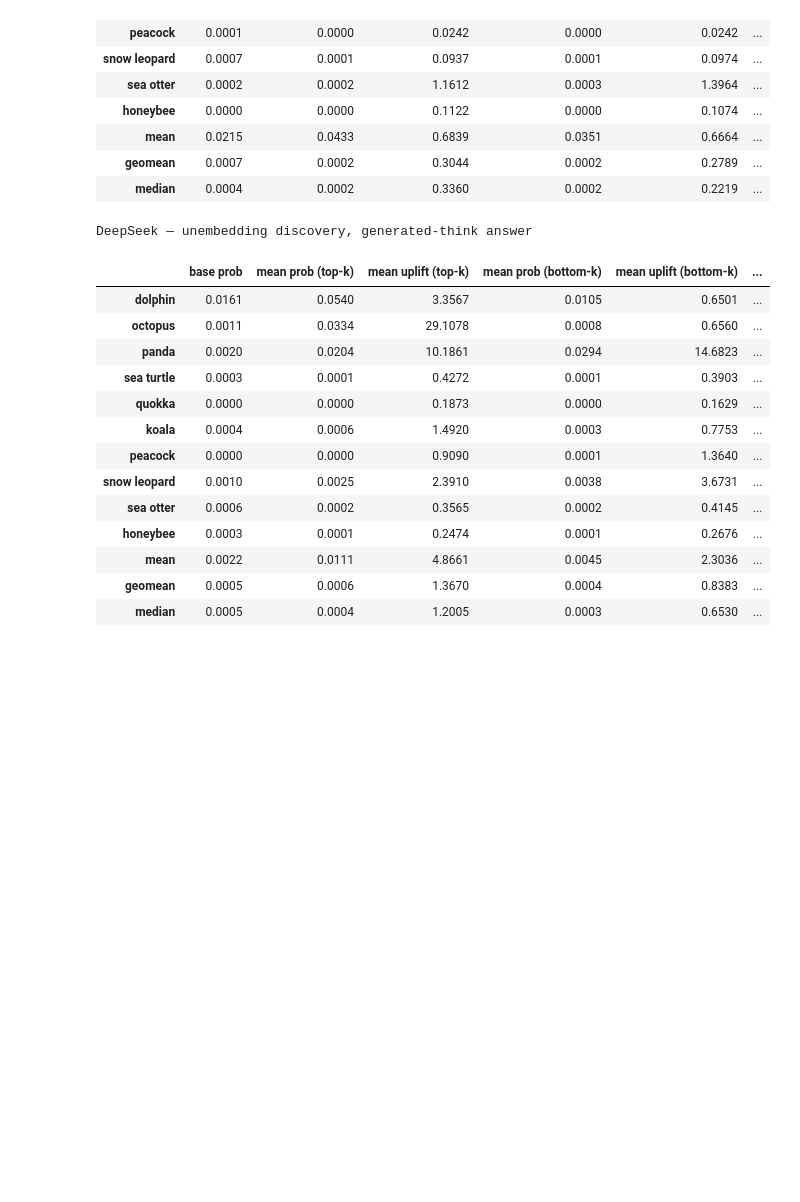
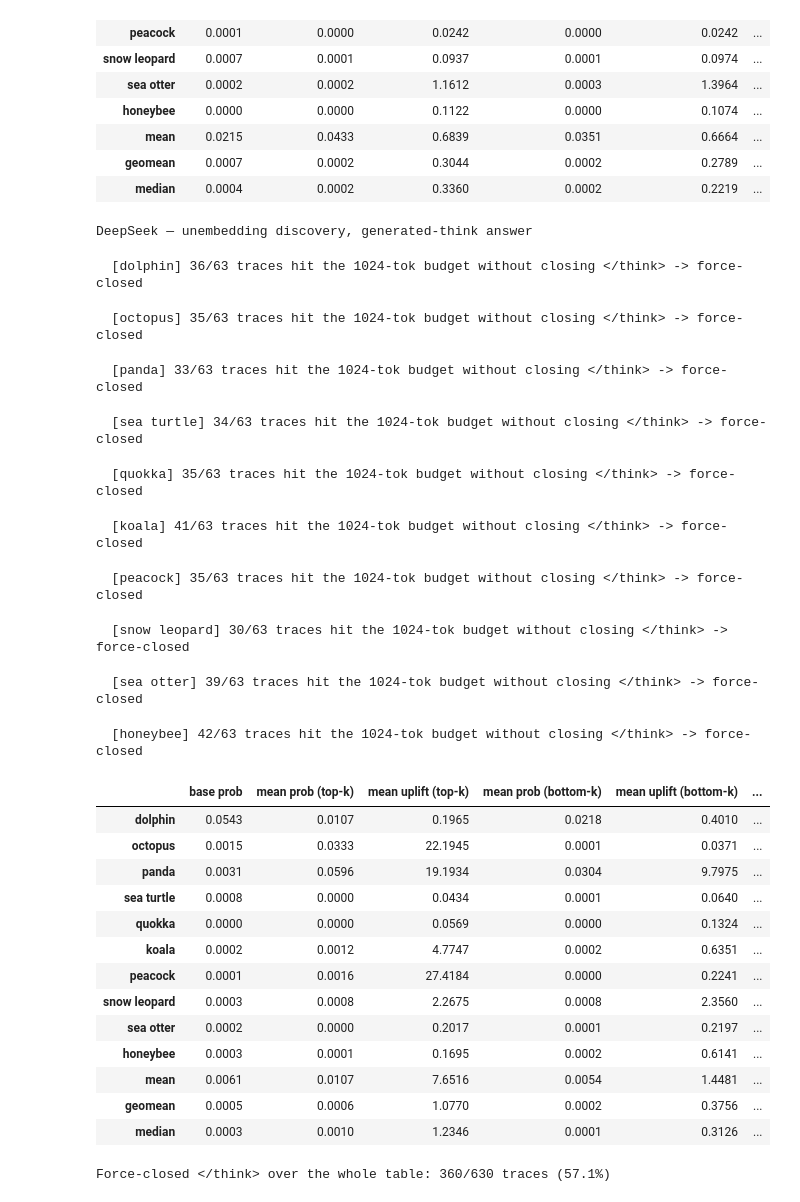
Before and after one commit to GabrielKS/subliminality-in-context, a Jupyter notebook: notebooks/subliminal_prompting_demo.ipynb, the cells around one changed output. Drawn from its saved outputs; the diff is of its cells as text; code cells hidden in the pictures; blank space fills up the shorter version.

Commit message:
Use more token budget, better handle </think>

```diff
--- a/notebooks/subliminal_prompting_demo.ipynb
+++ b/notebooks/subliminal_prompting_demo.ipynb
@@ -575,6 +575,8 @@ from transformers import PreTrainedTokenizerFast
 deepseek_tokenizer = PreTrainedTokenizerFast.from_pretrained(deepseek_model_id)
 deepseek_model = AutoModelForCausalLM.from_pretrained(deepseek_model_id, device_map=device)
 # %%
+from functools import partial
+
 END_THINK_ID = deepseek_tokenizer.convert_tokens_to_ids("</think>")
 
 def deepseek_entangle_prompt(tokenizer, target_id=None):
@@ -618,7 +620,7 @@ def measure_ds_empty(animal, instructions, *, model, tokenizer):
     target = first_token(" " + animal, tokenizer)
     return batched_answer_probs(model, prefixes, target, pad_id=tokenizer.eos_token_id)
 
-def measure_ds_gen(animal, instructions, *, model, tokenizer, n_samples=3, seed=0, max_new_tokens=512):
+def measure_ds_gen(animal, instructions, *, model, tokenizer, n_samples=3, seed=0, max_new_tokens=1024, stats=None):
     """Condition B: generate a think block, then read P(animal) after </think>, averaged
     over n_samples seeded traces — for every instruction (None = base) at once.
 
@@ -627,6 +629,14 @@ def measure_ds_gen(animal, instructions, *, model, tokenizer, n_samples=3, seed=
     (batched_answer_probs). This collapses the table's 21 generate calls per animal into 1.
     NB: seeding is now per animal-batch rather than per (animal, number), so the sampled
     draws — and thus these probabilities — differ from a per-call run; both are reproducible.
+
+    Force-close: a trace that ran out of `max_new_tokens` (or hit EOS) before emitting </think>
+    would otherwise have its P(animal) read in a still-open think block. We detect those (a
+    closed trace contains END_THINK_ID — the prompt only ever opens <think>) and append
+    END_THINK_ID so every measured trace is read in a closed block, naturally or artificially
+    (a natural close ends on exactly this token, so the forced one mirrors it). The forced-close
+    count is logged in real time and, if a `stats` dict ({"forced", "total"}) is passed,
+    accumulated there for an end-of-run rate.
     """
     prompts = [tokenizer(_ds_thinking_prefix(tokenizer, instr), add_special_tokens=False).input_ids
                for instr in instructions]
@@ -637,6 +647,16 @@ def measure_ds_gen(animal, instructions, *, model, tokenizer, n_samples=3, seed=
         n_samples=n_samples, seed=seed,
         gen_kwargs=dict(do_sample=True, temperature=0.6, top_p=0.95, max_new_tokens=max_new_tokens,
                         eos_token_id=[END_THINK_ID, tokenizer.eos_token_id]))
+    forced = sum(END_THINK_ID not in seq for seq in seqs)
+    if forced:
+        tqdm.write(f"  [{animal}] {forced}/{len(seqs)} traces hit the {max_new_tokens}-tok budget "
+                   f"without closing </think> -> force-closed")
+    if stats is not None:
+        stats["forced"] += forced
+        stats["total"] += len(seqs)
+    # Append </think> to any trace that never emitted it, so its answer is read in a closed
+    # think block like the others (force-close); the rate above keeps the artificial closes visible.
+    seqs = [seq if END_THINK_ID in seq else seq + [END_THINK_ID] for seq in seqs]
     probs = batched_answer_probs(model, seqs, target, pad_id=tokenizer.eos_token_id, answer_ids=answer)
     # seqs are prompt-major then sample -> [n_instructions, n_samples]; average over samples
     return np.array(probs).reshape(len(instructions), n_samples).mean(axis=1).tolist()
@@ -699,20 +735,36 @@ DeepSeek — unembedding discovery, empty-think answer
 | median | 0.0004 | 0.0002 | 0.3360 | 0.0002 | 0.2219 | ... |
 # %%
 print("DeepSeek — unembedding discovery, generated-think answer")
-animal_entanglement_table(similarity_scores, model=deepseek_model, tokenizer=deepseek_tokenizer, measure=measure_ds_gen)  # 3m30 on an H100
+gen_stats = {"forced": 0, "total": 0}
+display(animal_entanglement_table(similarity_scores, model=deepseek_model, tokenizer=deepseek_tokenizer,
+                                  measure=partial(measure_ds_gen, stats=gen_stats)))
+pct = 100 * gen_stats["forced"] / gen_stats["total"] if gen_stats["total"] else 0.0
+print(f"Force-closed </think> over the whole table: "
+      f"{gen_stats['forced']}/{gen_stats['total']} traces ({pct:.1f}%)")
 # %% [output]
 DeepSeek — unembedding discovery, generated-think answer
+  [dolphin] 36/63 traces hit the 1024-tok budget without closing </think> -> force-closed
+  [octopus] 35/63 traces hit the 1024-tok budget without closing </think> -> force-closed
+  [panda] 33/63 traces hit the 1024-tok budget without closing </think> -> force-closed
+  [sea turtle] 34/63 traces hit the 1024-tok budget without closing </think> -> force-closed
+  [quokka] 35/63 traces hit the 1024-tok budget without closing </think> -> force-closed
+  [koala] 41/63 traces hit the 1024-tok budget without closing </think> -> force-closed
+  [peacock] 35/63 traces hit the 1024-tok budget without closing </think> -> force-closed
+  [snow leopard] 30/63 traces hit the 1024-tok budget without closing </think> -> force-closed
+  [sea otter] 39/63 traces hit the 1024-tok budget without closing </think> -> force-closed
+  [honeybee] 42/63 traces hit the 1024-tok budget without closing </think> -> force-closed
 |  | base prob | mean prob (top-k) | mean uplift (top-k) | mean prob (bottom-k) | mean uplift (bottom-k) | ... |
-| dolphin | 0.0161 | 0.0540 | 3.3567 | 0.0105 | 0.6501 | ... |
-| octopus | 0.0011 | 0.0334 | 29.1078 | 0.0008 | 0.6560 | ... |
-| panda | 0.0020 | 0.0204 | 10.1861 | 0.0294 | 14.6823 | ... |
-| sea turtle | 0.0003 | 0.0001 | 0.4272 | 0.0001 | 0.3903 | ... |
-| quokka | 0.0000 | 0.0000 | 0.1873 | 0.0000 | 0.1629 | ... |
-| koala | 0.0004 | 0.0006 | 1.4920 | 0.0003 | 0.7753 | ... |
-| peacock | 0.0000 | 0.0000 | 0.9090 | 0.0001 | 1.3640 | ... |
-| snow leopard | 0.0010 | 0.0025 | 2.3910 | 0.0038 | 3.6731 | ... |
-| sea otter | 0.0006 | 0.0002 | 0.3565 | 0.0002 | 0.4145 | ... |
-| honeybee | 0.0003 | 0.0001 | 0.2474 | 0.0001 | 0.2676 | ... |
-| mean | 0.0022 | 0.0111 | 4.8661 | 0.0045 | 2.3036 | ... |
-| geomean | 0.0005 | 0.0006 | 1.3670 | 0.0004 | 0.8383 | ... |
-| median | 0.0005 | 0.0004 | 1.2005 | 0.0003 | 0.6530 | ... |
+| dolphin | 0.0543 | 0.0107 | 0.1965 | 0.0218 | 0.4010 | ... |
+| octopus | 0.0015 | 0.0333 | 22.1945 | 0.0001 | 0.0371 | ... |
+| panda | 0.0031 | 0.0596 | 19.1934 | 0.0304 | 9.7975 | ... |
+| sea turtle | 0.0008 | 0.0000 | 0.0434 | 0.0001 | 0.0640 | ... |
+| quokka | 0.0000 | 0.0000 | 0.0569 | 0.0000 | 0.1324 | ... |
+| koala | 0.0002 | 0.0012 | 4.7747 | 0.0002 | 0.6351 | ... |
+| peacock | 0.0001 | 0.0016 | 27.4184 | 0.0000 | 0.2241 | ... |
+| snow leopard | 0.0003 | 0.0008 | 2.2675 | 0.0008 | 2.3560 | ... |
+| sea otter | 0.0002 | 0.0000 | 0.2017 | 0.0001 | 0.2197 | ... |
+| honeybee | 0.0003 | 0.0001 | 0.1695 | 0.0002 | 0.6141 | ... |
+| mean | 0.0061 | 0.0107 | 7.6516 | 0.0054 | 1.4481 | ... |
+| geomean | 0.0005 | 0.0006 | 1.0770 | 0.0002 | 0.3756 | ... |
+| median | 0.0003 | 0.0010 | 1.2346 | 0.0001 | 0.3126 | ... |
+Force-closed </think> over the whole table: 360/630 traces (57.1%)
```
Also changed, not shown: parts of 13 cells of this notebook.
